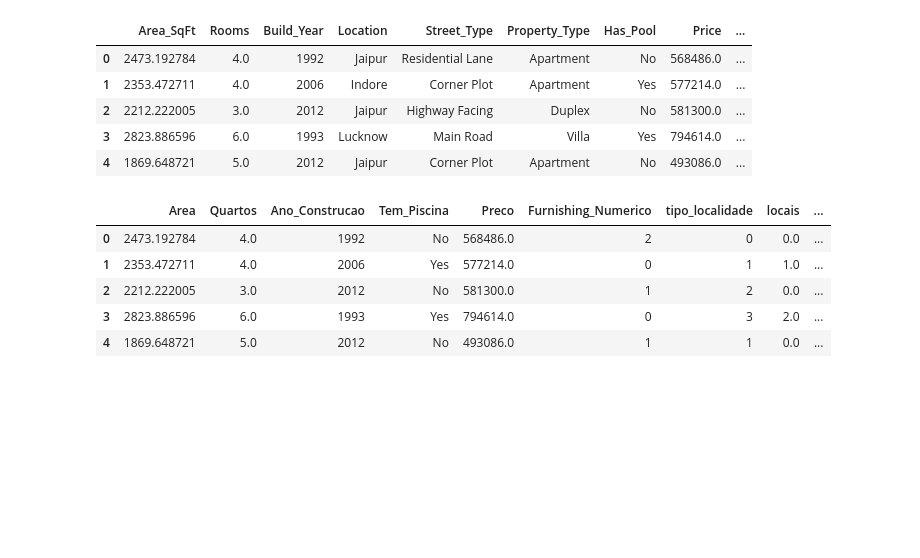
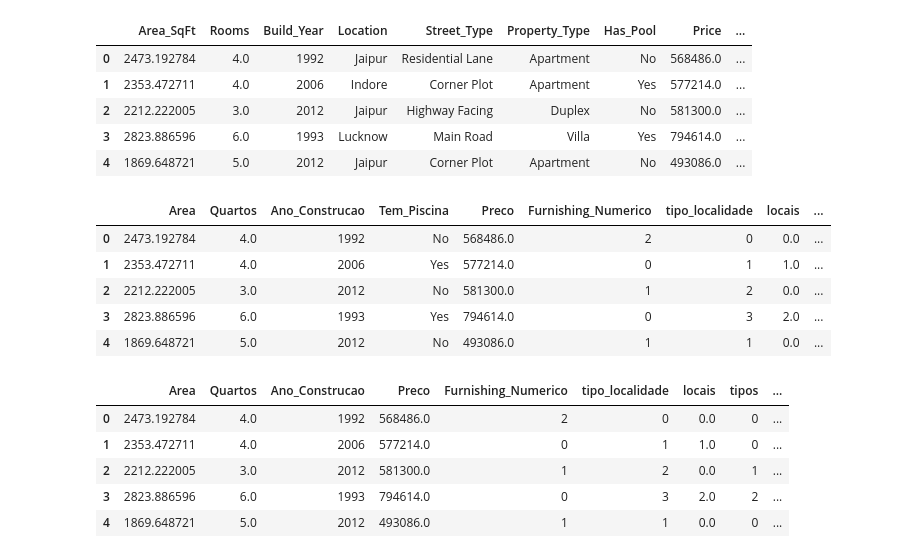
Before and after one commit to e-junior/imobiliary-predictions, a Jupyter notebook: AED.ipynb, the cells around one changed output. Cells and saved outputs as stored; diff of their text form; code cells hidden in the pictures; blank space fills up the shorter version.

Commit message:
modificações coluna piscina

```diff
--- a/AED.ipynb
+++ b/AED.ipynb
@@ -286,3 +286,21 @@ imob.head()
 | 4 | 1869.648721 | 5.0 | 2012 | No | 493086.0 | 1 | 1 | 0.0 | ... |
 # %%
 imob.to_csv('imobLimpo.csv', index=False)
+# %%
+dic_pool = {
+    'No' : 0,
+    'Yes' : 1
+    }
+
+imob['Piscina'] = imob ['Tem_Piscina'].map(dic_pool)
+
+imob.drop(columns=['Tem_Piscina'], inplace = True)
+# %%
+imob.head()
+# %% [output]
+|  | Area | Quartos | Ano_Construcao | Preco | Furnishing_Numerico | tipo_localidade | locais | tipos | ... |
+| 0 | 2473.192784 | 4.0 | 1992 | 568486.0 | 2 | 0 | 0.0 | 0 | ... |
+| 1 | 2353.472711 | 4.0 | 2006 | 577214.0 | 0 | 1 | 1.0 | 0 | ... |
+| 2 | 2212.222005 | 3.0 | 2012 | 581300.0 | 1 | 2 | 0.0 | 1 | ... |
+| 3 | 2823.886596 | 6.0 | 1993 | 794614.0 | 0 | 3 | 2.0 | 2 | ... |
+| 4 | 1869.648721 | 5.0 | 2012 | 493086.0 | 1 | 1 | 0.0 | 0 | ... |
```
